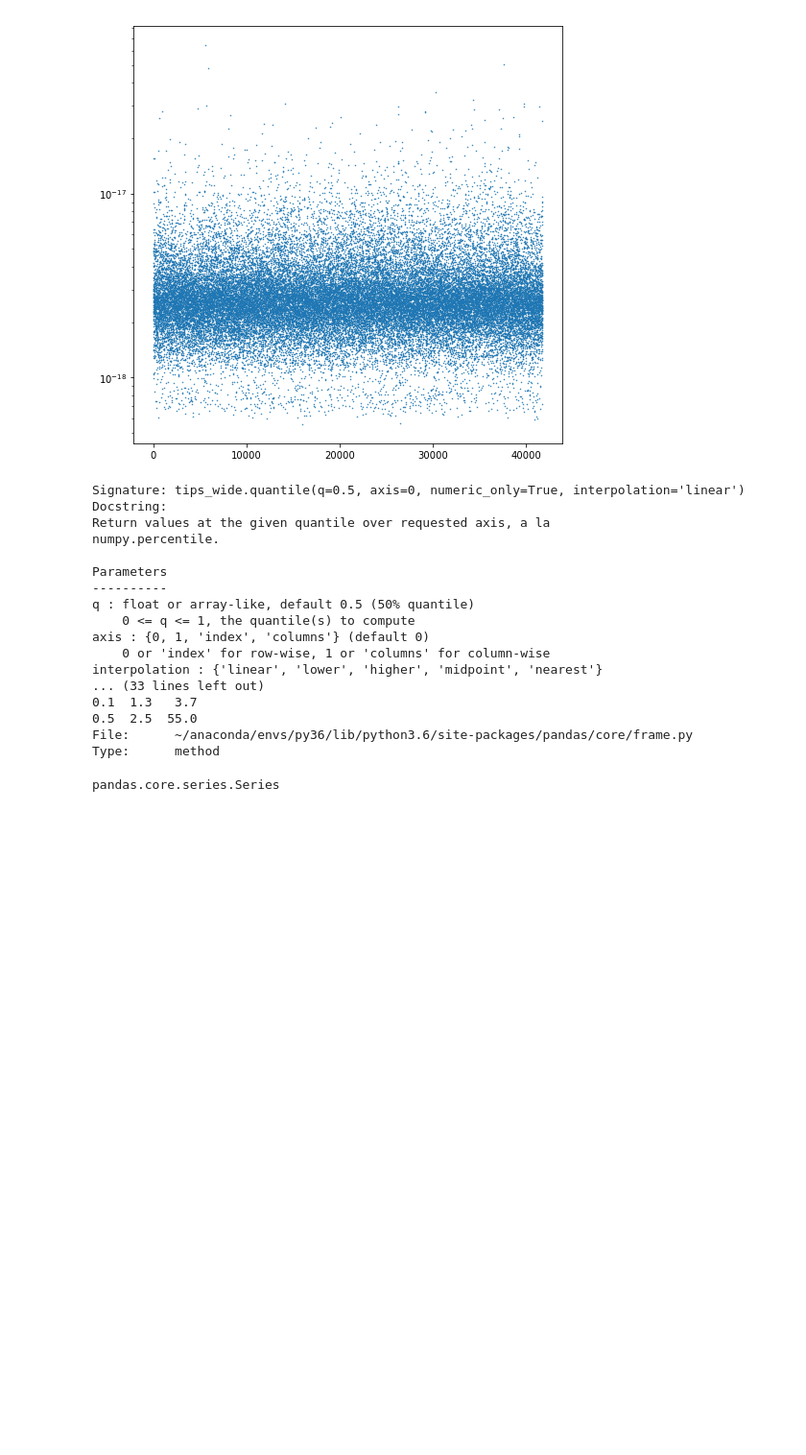
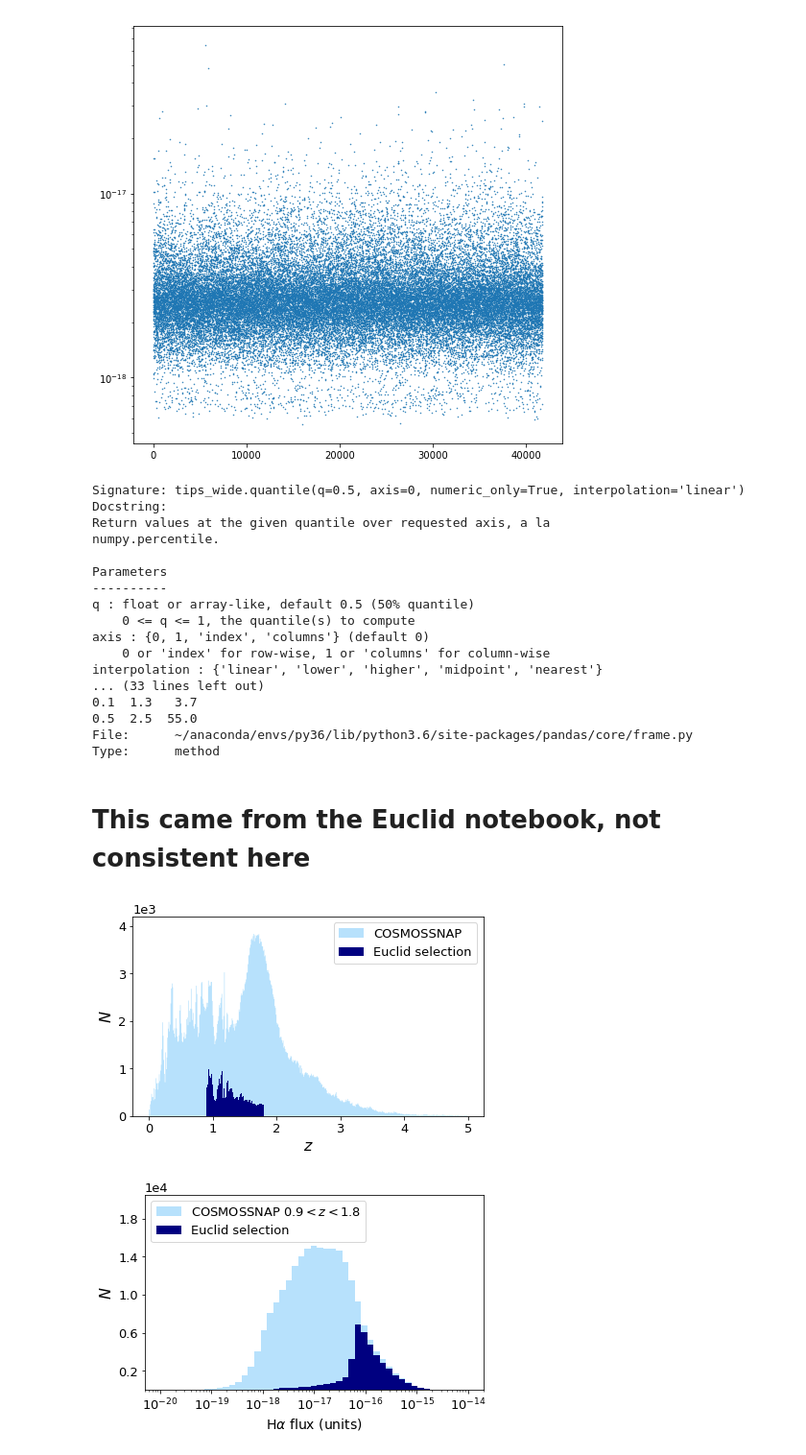
Before and after one commit to dedale-fet/dedale_d51, a Jupyter notebook: notebooks/2018-03-05_D5.1_astro_paper_figures.ipynb, the cells around one changed output. Shown: that part at 96% size. Saved outputs shown, nothing was run; the diff lists cells and outputs as text; code cells hidden in the pictures; blank space fills up the shorter version.

Commit message:
Small changes to Euclid notebooks.

```diff
--- a/notebooks/2018-03-05_D5.1_astro_paper_figures.ipynb
+++ b/notebooks/2018-03-05_D5.1_astro_paper_figures.ipynb
@@ -98,7 +98,37 @@ interpolation : {'linear', 'lower', 'higher', 'midpoint', 'nearest'}
 0.5  2.5  55.0
 File:      ~/anaconda/envs/py36/lib/python3.6/site-packages/pandas/core/frame.py
 Type:      method
-# %%
-tips_std.
-# %% [output]
-pandas.core.series.Series
+# %% [markdown]
+# This came from the Euclid notebook, not consistent here
+# %%
+plt.rc('font', size=13)
+
+plt.figure(figsize=(6, 4))
+_ = plt.hist(phot_orig["z"], bins=np.arange(0, 5, 0.01), facecolor="lightskyblue", histtype="stepfilled", alpha=0.6, label="COSMOSSNAP")
+_ = plt.hist(tips_phot["z"], bins=np.arange(0.9, 1.9, 0.01), facecolor="navy", histtype="stepfilled", label="Euclid selection")
+plt.xlabel("$z$", fontsize=16)
+plt.ylabel("$N$", fontsize=16)
+plt.xticks(fontsize=13)
+plt.ticklabel_format(style='sci', axis='y', scilimits=(0, 0))
+#plt.yticks(np.arange(1000, 4001, 1000), ["$10^3$", "$2\\times 10^3$", "$3\\times 10^3$", "$4\\times 10^3$"], fontsize=13)
+plt.legend(fontsize=13)
+plt.tight_layout()
+plt.ylim(0, 4200)
+plt.savefig("../doc/figures/astro_draft/sample_dists_redshifts.eps")
+
+plt.figure(figsize=(6, 4))
+_ = plt.hist(photometry["Flux_Ha"], bins=np.logspace(-20, -14, 50), facecolor="lightskyblue", histtype="stepfilled", alpha=0.6, label="COSMOSSNAP $0.9 < z < 1.8$")
+_ = plt.hist(tips_phot["Flux_Ha"], bins=np.logspace(-20, -14, 50), facecolor="navy", histtype="stepfilled", label="Euclid selection")
+plt.xscale("log")
+plt.xlabel("H$\\alpha$ flux (units)", fontsize=14)
+plt.ylabel("$N$", fontsize=16)
+plt.xticks(fontsize=13)
+plt.ylim(0, 2.05e4)
+plt.yticks(np.arange(2000, 18001, 4000))
+plt.ticklabel_format(style='sci', axis='y', scilimits=(0, 0), fontsize=15)
+plt.legend(fontsize=13, loc="upper left")
+plt.tight_layout()
+plt.savefig("../doc/figures/astro_draft/sample_dists_fluxha.eps")
+# %% [output]
+[figure, added]
+[figure, added]
```
Also changed, not shown: 1 other file.
